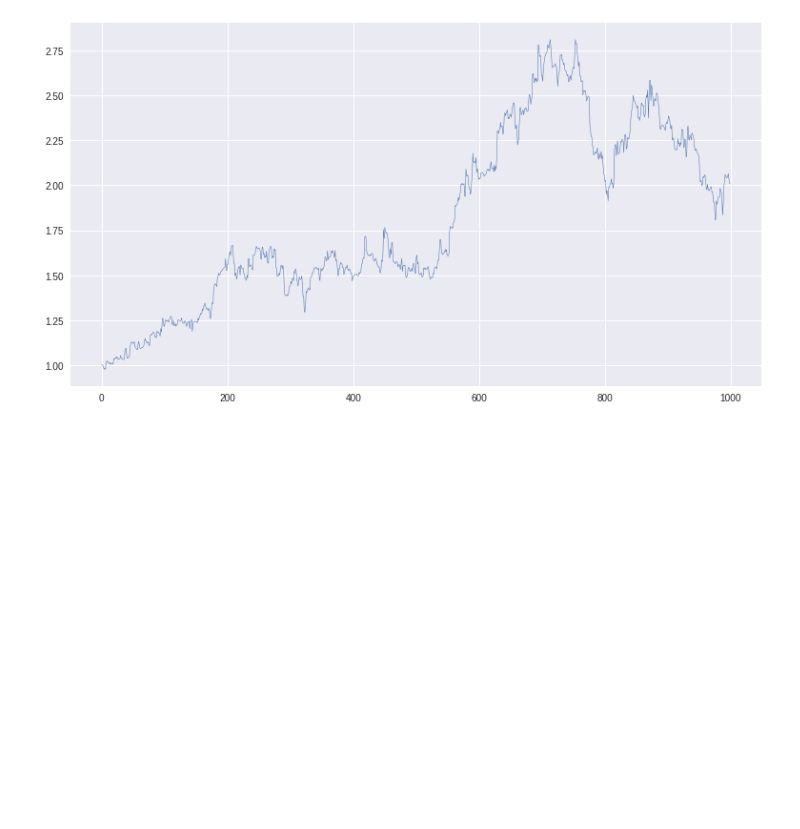
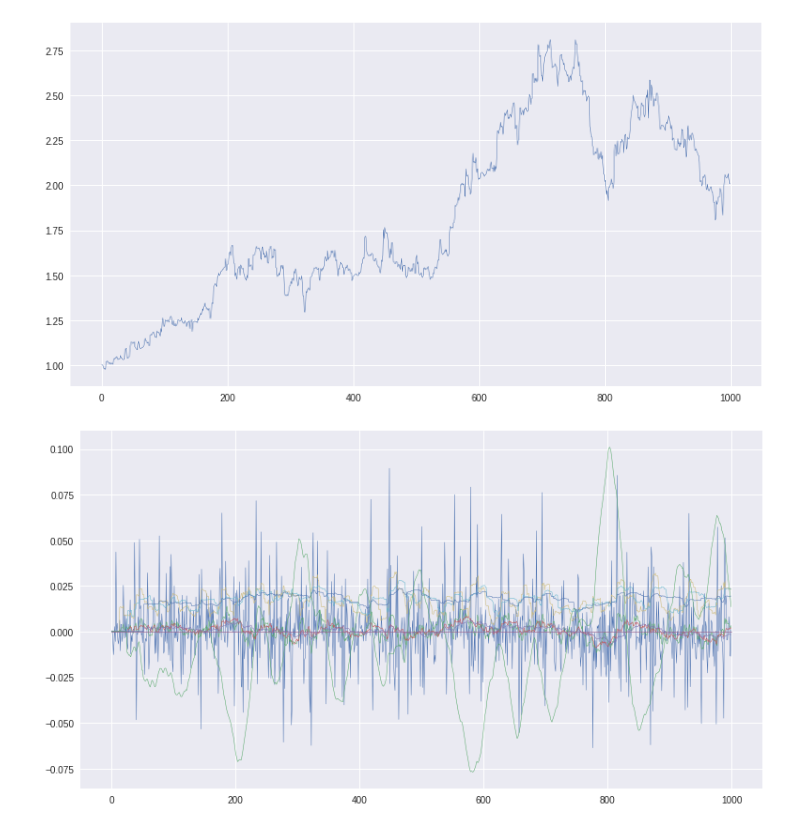
Before and after one commit to alekriley/alekriley.github.io, a Jupyter notebook: path_generation.ipynb, the cells around one changed output. Saved outputs shown, nothing was run; the diff lists cells and outputs as text; code cells hidden in the pictures; blank space fills up the shorter version.

```diff
--- a/path_generation.ipynb
+++ b/path_generation.ipynb
@@ -29,6 +29,29 @@ plt.show()
 [figure]
 # %%
 def moving_average(path,window_size):
-  ma = np.zeros_like(path)
-  ma[window_size-1:] = [np.mean(path[i-window_size+1:i+1]) for i in range(window_size-1,len(path))]
-  return ma
+  return [np.mean(path[i-window_size+1:i+1]) for i in range(window_size-1,len(path))]
+
+def rolling_vol(path,window_size):
+  r = np.diff(path)/path[:-1]
+  return [np.std(r[i-window_size+1:i+1]) for i in range(window_size-1,len(r))]
+# %%
+windows = [13,26,52]
+features = np.zeros([t+1,len(windows)*(len(windows)+3)//2+1])
+features[1:,0] = np.diff(path)/path[:-1]
+
+w = 1
+for window in windows:
+  features[window:,w] = np.diff(moving_average(path,window))/moving_average(path,window)[:-1]
+  w += 1
+for window in windows:
+  features[window:,w] = rolling_vol(path,window)
+  w += 1
+for i in range(len(windows)-1):
+  for j in range(i+1,len(windows)):
+    features[windows[j]-1:,w] = np.array(moving_average(path,windows[j]))/np.array(moving_average(path,windows[i])[windows[j]-windows[i]:])-1
+# %%
+fig = plt.figure(figsize=(13,7))
+plt.plot(features,lw=0.5)
+plt.show()
+# %% [output]
+[figure, added]
```
